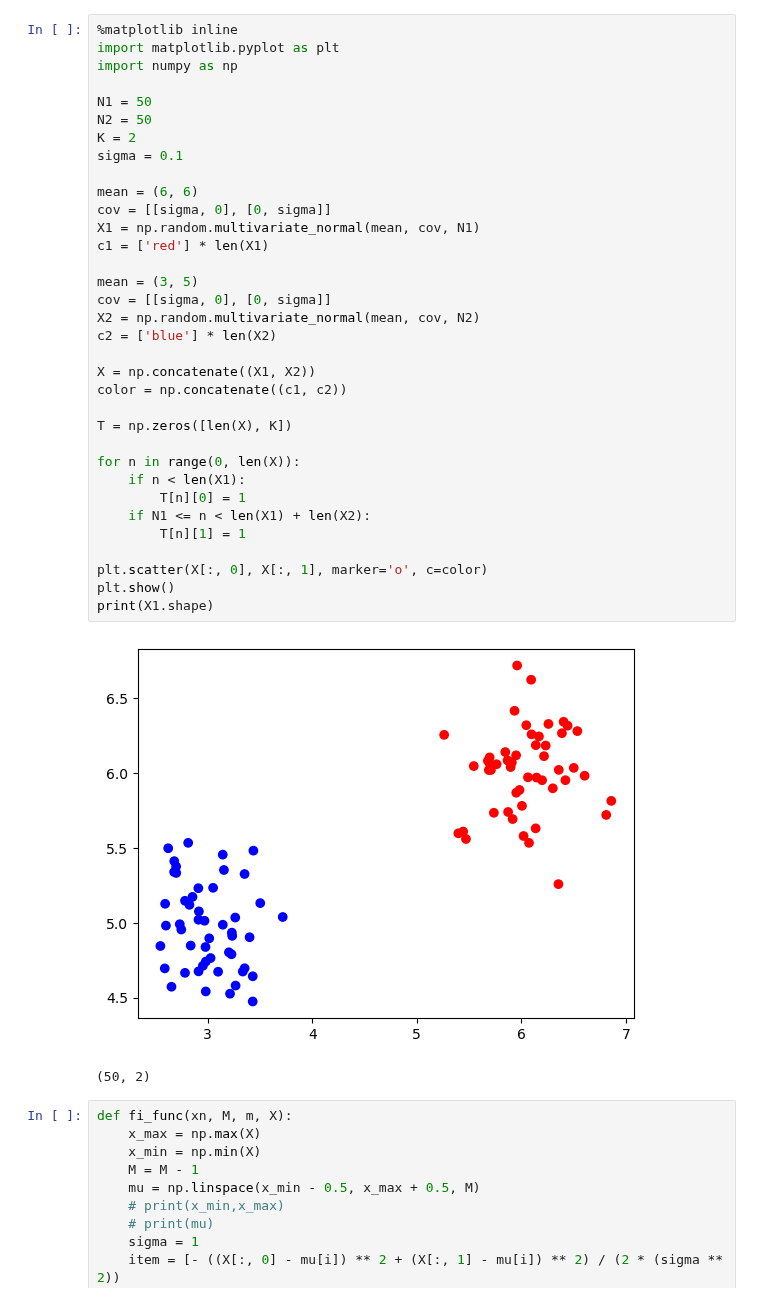
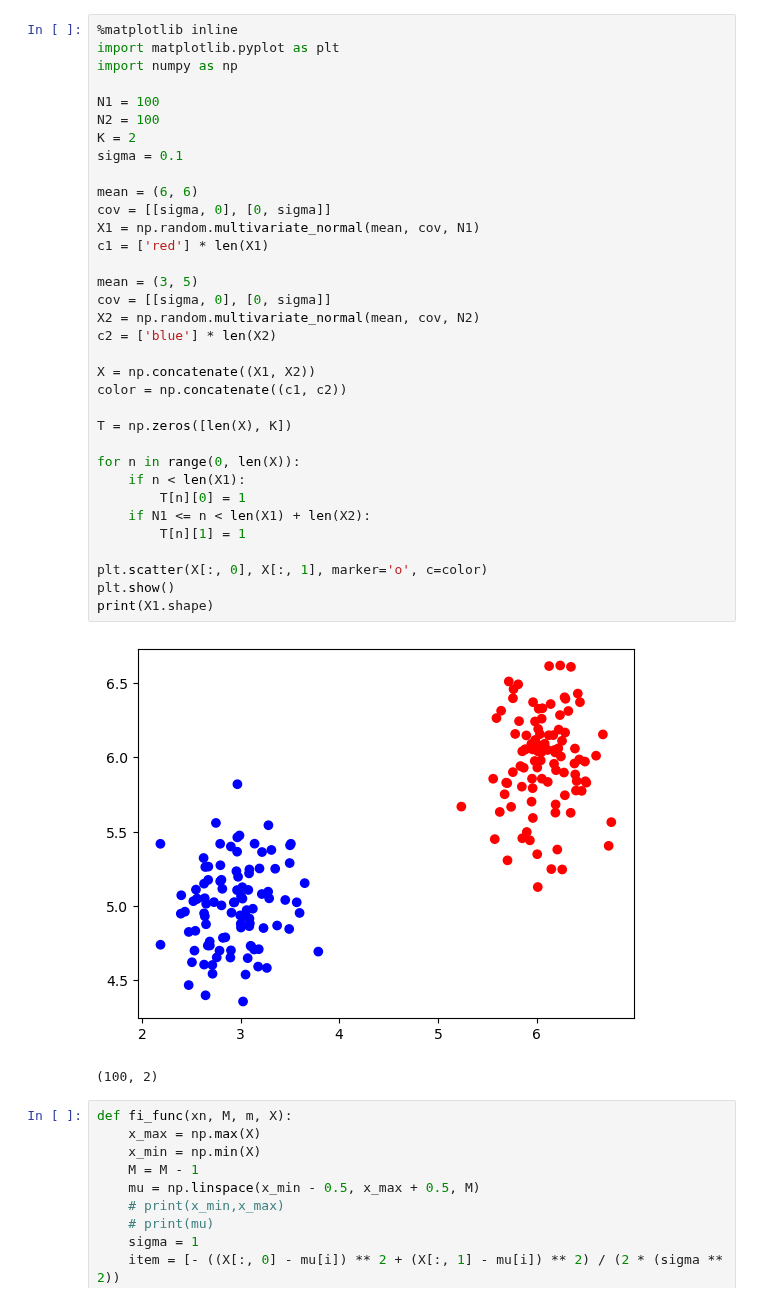
Before and after one commit to frankRenlf/pattern_recognition, a Jupyter notebook: part4.ipynb, the cells around one changed output. Cells and saved outputs as stored; diff of their text form.

```diff
--- a/part4.ipynb
+++ b/part4.ipynb
@@ -3,38 +3,38 @@
 import matplotlib.pyplot as plt
 import numpy as np
 
-N1 = 50
-N2 = 50
+N1 = 100
+N2 = 100
 K = 2
 sigma = 0.1
 
 mean = (6, 6)
 cov = [[sigma, 0], [0, sigma]]
 X1 = np.random.multivariate_normal(mean, cov, N1)
 c1 = ['red'] * len(X1)
 
 mean = (3, 5)
 cov = [[sigma, 0], [0, sigma]]
 X2 = np.random.multivariate_normal(mean, cov, N2)
 c2 = ['blue'] * len(X2)
 
 X = np.concatenate((X1, X2))
 color = np.concatenate((c1, c2))
 
 T = np.zeros([len(X), K])
 
 for n in range(0, len(X)):
     if n < len(X1):
         T[n][0] = 1
     if N1 <= n < len(X1) + len(X2):
         T[n][1] = 1
 
 plt.scatter(X[:, 0], X[:, 1], marker='o', c=color)
 plt.show()
 print(X1.shape)
 # %% [output]
-[figure, old version]
+[figure, new version]
-(50, 2)
+(100, 2)
 # %%
 def fi_func(xn, M, m, X):
     x_max = np.max(X)
```
Also changed, not shown: parts of 2 cells of this notebook.
